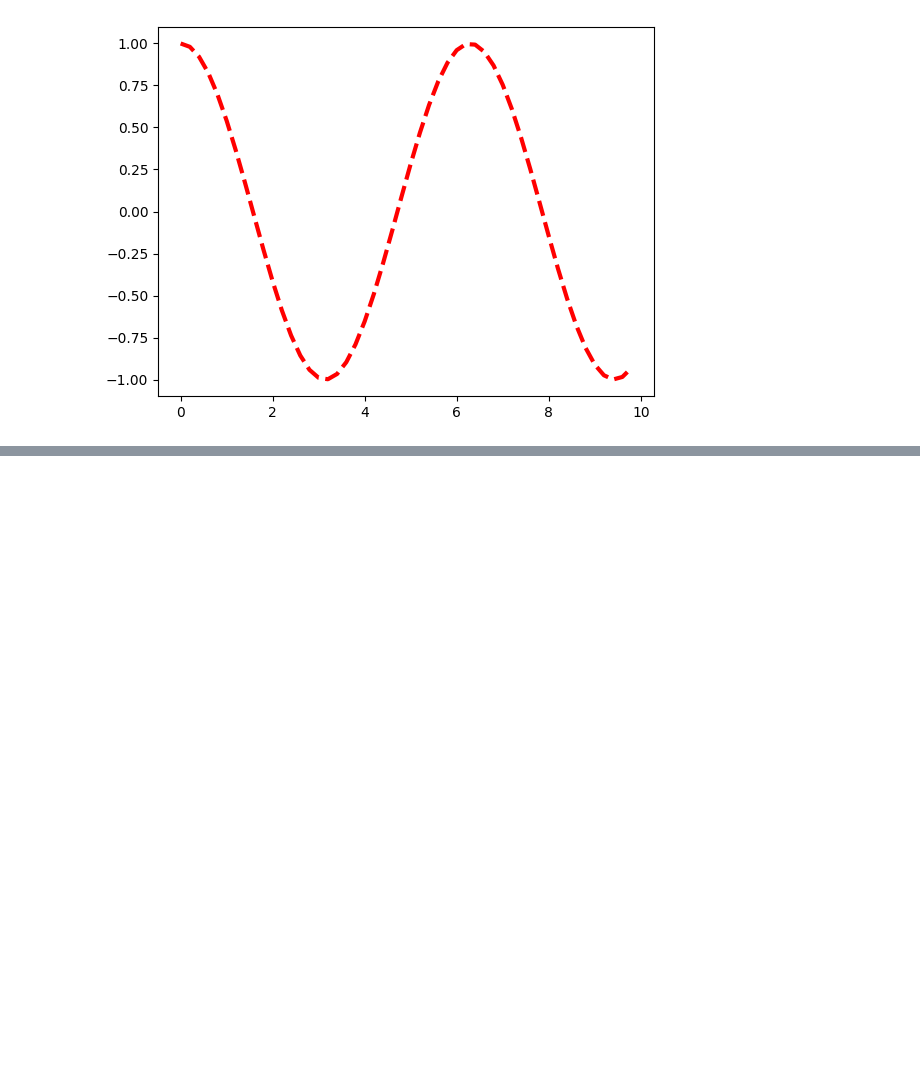
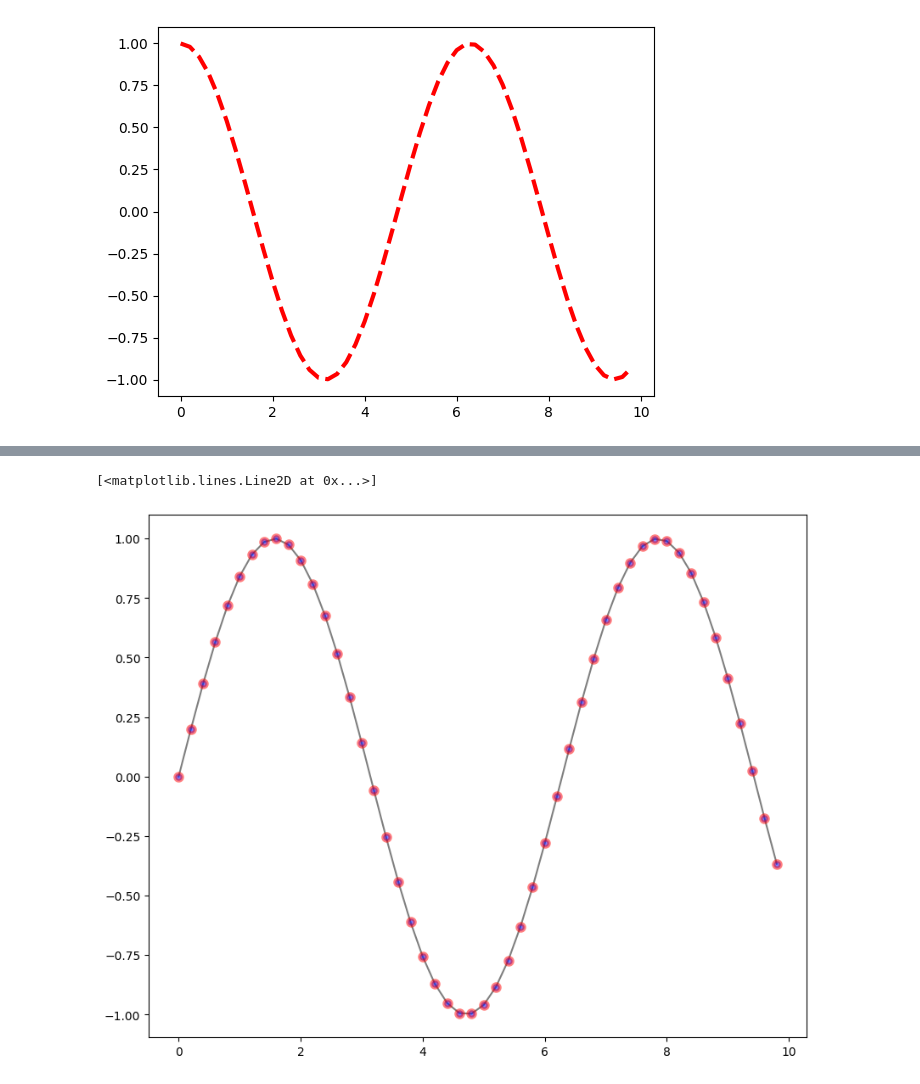
Before and after one commit to bmfatiur/Python-For-Beginners---OpenCV, a Jupyter notebook: 11 Matplotlib Fundamentals.ipynb, the cells around one changed output, grey strips where cells are left out. Saved outputs shown, nothing was run; the diff lists cells and outputs as text; code cells hidden in the pictures; blank space fills up the shorter version.

```diff
--- a/11 Matplotlib Fundamentals.ipynb
+++ b/11 Matplotlib Fundamentals.ipynb
@@ -64,0 +98,12 @@ NameError: name 'Files' is not defined
+# %%
+# Scatter Plot - test
+fig, ax = plt.subplots(figsize=(10,8))
+
+# with connecting line
+ax.plot(x, y, marker='o', alpha=0.5, color='black', markeredgecolor='red', markerfacecolor='blue', markeredgewidth=3)
+
+# without connecting line
+# ax.scatter(x, y, alpha=0.5, color='black', edgecolors='red', linewidths=3)
+# %% [output]
+[<matplotlib.lines.Line2D at 0x...>]
+[figure, added]
```
Also changed, not shown: parts of 13 cells of this notebook, 1 other file.
